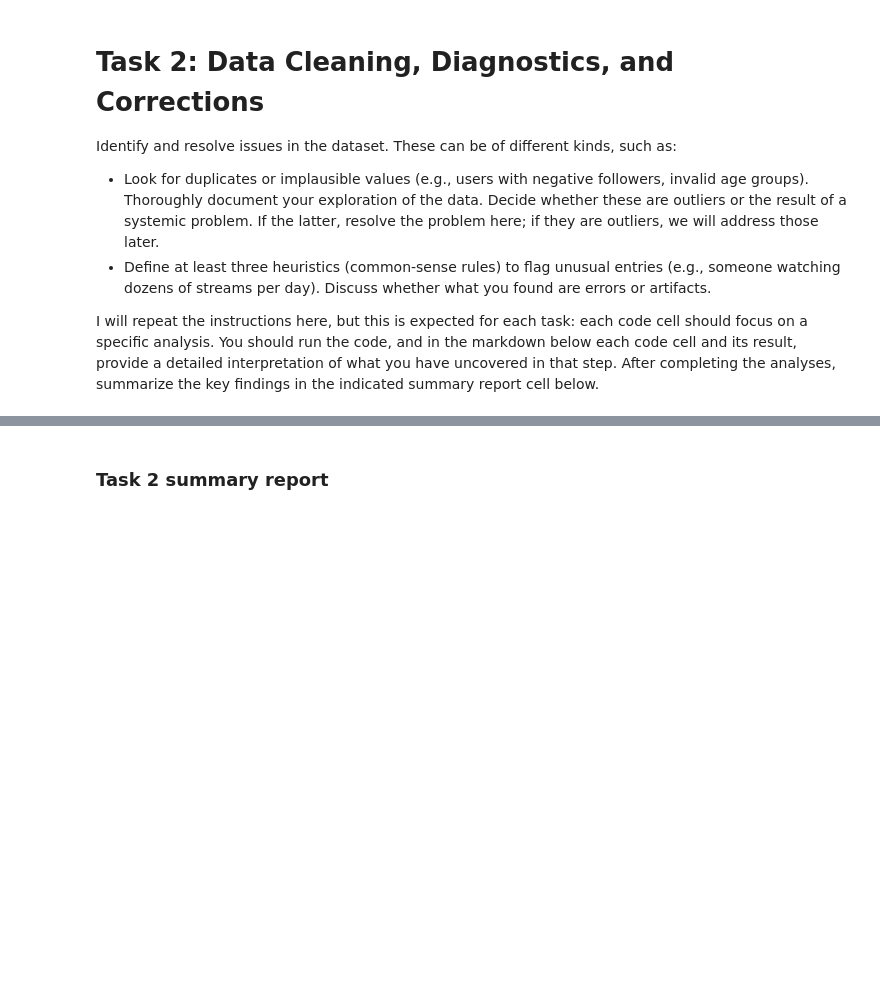
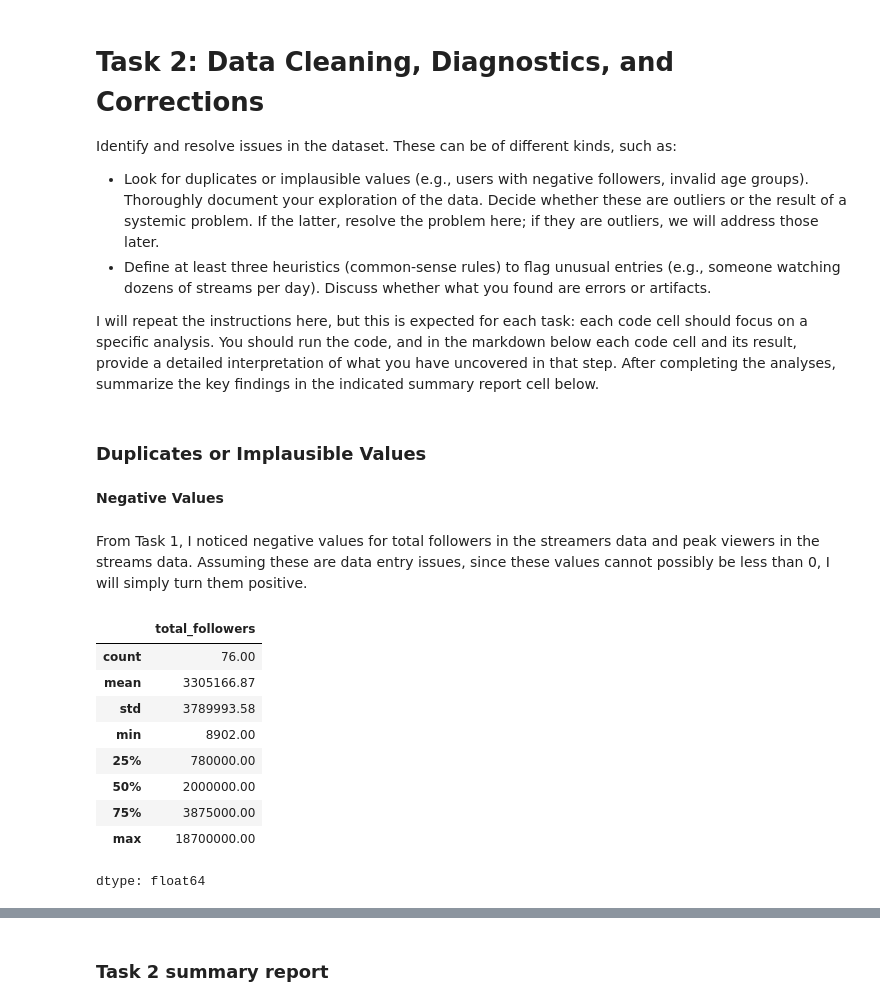
Before and after one commit to zlwym/Assignment01_IAT461, a Jupyter notebook: IAT461-Assignment01-Scaffold.ipynb, the cells around one changed output, grey strips where cells are left out. Cells and saved outputs as stored; diff of their text form; code cells hidden in the pictures; blank space fills up the shorter version.

```diff
--- a/IAT461-Assignment01-Scaffold.ipynb
+++ b/IAT461-Assignment01-Scaffold.ipynb
@@ -210,5 +222,27 @@ Identify and resolve issues in the dataset. These can be of different kinds, suc
 - Define at least three heuristics (common-sense rules) to flag unusual entries (e.g., someone watching dozens of streams per day). Discuss whether what you found are errors or artifacts.
 
 I will repeat the instructions here, but this is expected for each task: each code cell should focus on a specific analysis. You should run the code, and in the markdown below each code cell and its result, provide a detailed interpretation of what you have uncovered in that step. After completing the analyses, summarize the key findings in the indicated summary report cell below.
+# %% [markdown]
+### **Duplicates or Implausible Values**
+# %% [markdown]
+**Negative Values**
+# %% [markdown]
+From Task 1, I noticed negative values for total followers in the streamers data and peak viewers in the streams data. Assuming these are data entry issues, since these values cannot possibly be less than 0, I will simply turn them positive.
 # %%
-# start code for Task 2 here
+#Streamers data
+
+#Turn all negative values positive
+streamers['total_followers'] = streamers['total_followers'].abs()
+#Let's see if the new minimum is positive
+streamers['total_followers'].describe().round(2)
+# %% [output]
+|  | total_followers |
+| count | 76.00 |
+| mean | 3305166.87 |
+| std | 3789993.58 |
+| min | 8902.00 |
+| 25% | 780000.00 |
+| 50% | 2000000.00 |
+| 75% | 3875000.00 |
+| max | 18700000.00 |
+dtype: float64
```
Also changed, not shown: parts of 34 cells of this notebook.
